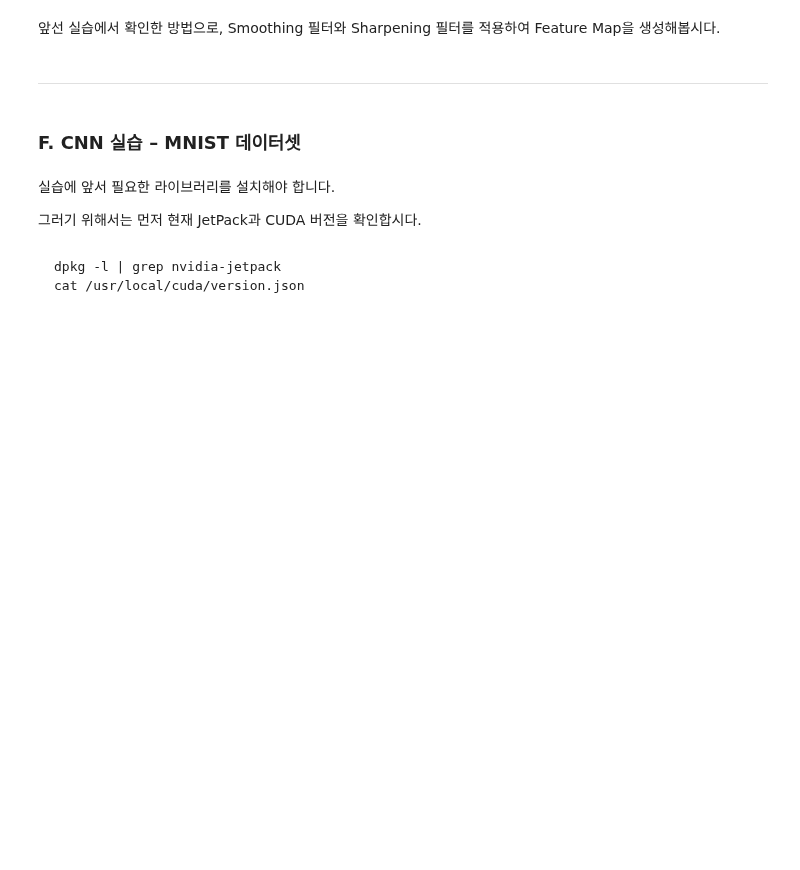
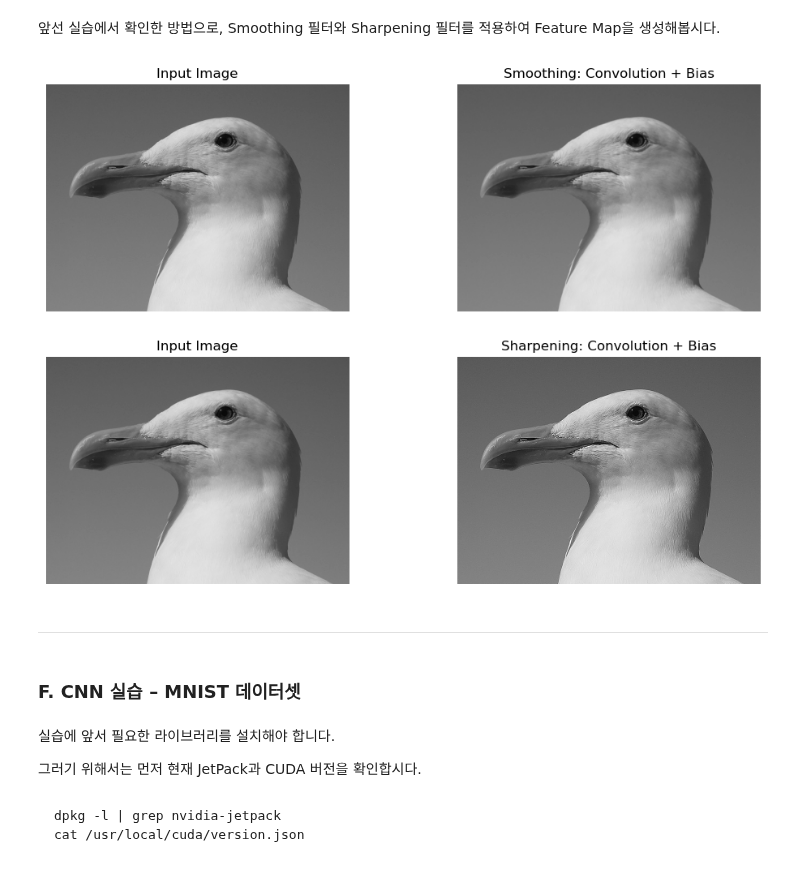
Before and after one commit to pygmettalion/Vision-LLM-202439706, a Jupyter notebook: 03_DL-and-GPU.ipynb, the cells around one changed output. Saved outputs shown, nothing was run; the diff lists cells and outputs as text; code cells hidden in the pictures; blank space fills up the shorter version.

```diff
--- a/03_DL-and-GPU.ipynb
+++ b/03_DL-and-GPU.ipynb
@@ -1010,36 +1219,42 @@ for ax in plt.gcf().axes:
 앞선 실습에서 확인한 방법으로, Smoothing 필터와 Sharpening 필터를 적용하여 Feature Map을 생성해봅시다.
 # %%
 # TODO: Smoothing/Sharpening 필터 정의
-smoothing_filter = np.array(...)
-sharpening_filter = np.array(...)
+smoothing_filter = np.array([[1, 1, 1],
+                            [1, 1, 1],
+                            [1, 1, 1]], dtype=float)
+sharpening_filter = np.array([[0, -1, 0],
+                             [-1, 5, -1],
+                             [0, -1, 0]], dtype=float)
 
 # TODO: Smoothing/Sharpening 필터 정규화 (필터 정의에서 이미 정규화 하였다면 스킵)
-smoothing_filter = ...
-sharpening_filter = ...
+smoothing_filter = smoothing_filter /np.sum(smoothing_filter)
+sharpening_filter = sharpening_filter / np.sum(sharpening_filter)
 
 # TODO: Smoothing/Sharpening 편향 정의
-smoothing_bias = ...
-sharpening_bias = ...
+smoothing_bias = 0
+sharpening_bias = 0
 
 # TODO: convolution2d 함수를 사용하여 가중치와 편향 적용
-smoothing_output = ...
-sharpening_output = ...
+smoothing_output = convolution2d(input_image, smoothing_filter) + smoothing_bias
+sharpening_output =  convolution2d(input_image, sharpening_filter) + sharpening_bias
 
 # TODO: 활성화 함수 적용 (필요할 시)
-smoothing_feature_map = ...
-sharpening_feature_map = ...
+smoothing_feature_map = np.maximum(0, smoothing_output)
+sharpening_feature_map = np.maximum(0, sharpening_output)
 
 
 # 결과 시각화
 plt.figure(figsize=(12,8))
 
 plt.subplot(2,2,1), plt.imshow(input_image, cmap="gray"), plt.title("Input Image")
 plt.subplot(2,2,2), plt.imshow(smoothing_output, cmap="gray", vmin=0, vmax=1), plt.title("Smoothing: Convolution + Bias")
 plt.subplot(2,2,3), plt.imshow(input_image, cmap="gray"), plt.title("Input Image")
 plt.subplot(2,2,4), plt.imshow(sharpening_output, cmap="gray", vmin=0, vmax=1), plt.title("Sharpening: Convolution + Bias")
 
 for ax in plt.gcf().axes:
     ax.axis("off")
+# %% [output]
+[figure, added]
 # %% [markdown]
 ---
 # %% [markdown]
```
Also changed, not shown: parts of 72 cells of this notebook, 1 other file.
